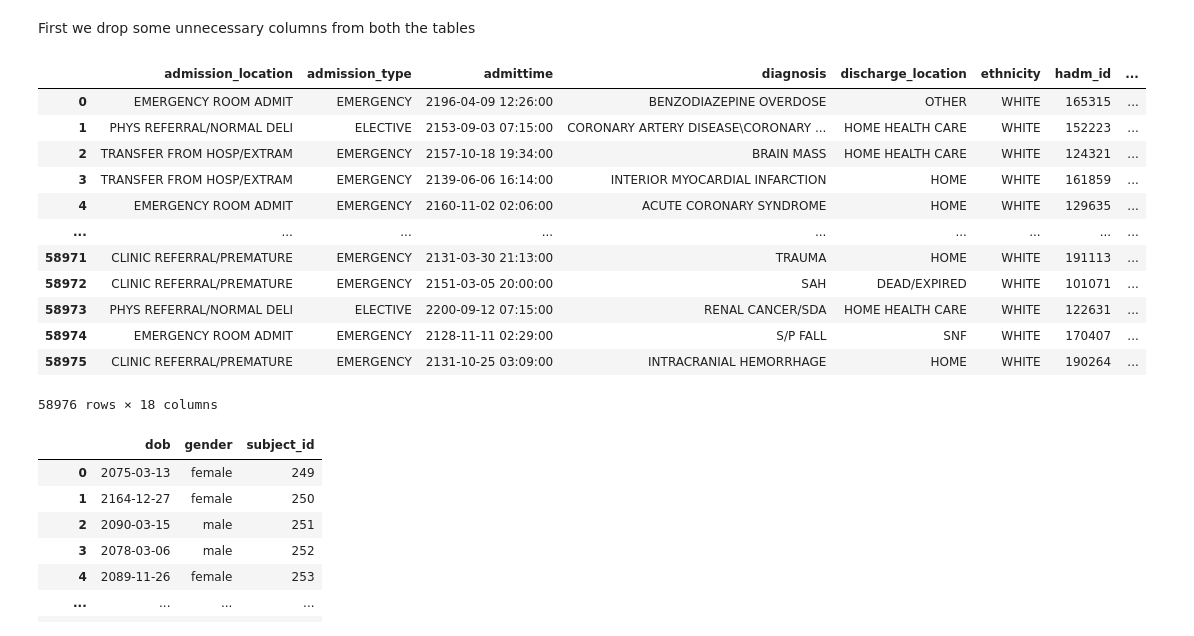
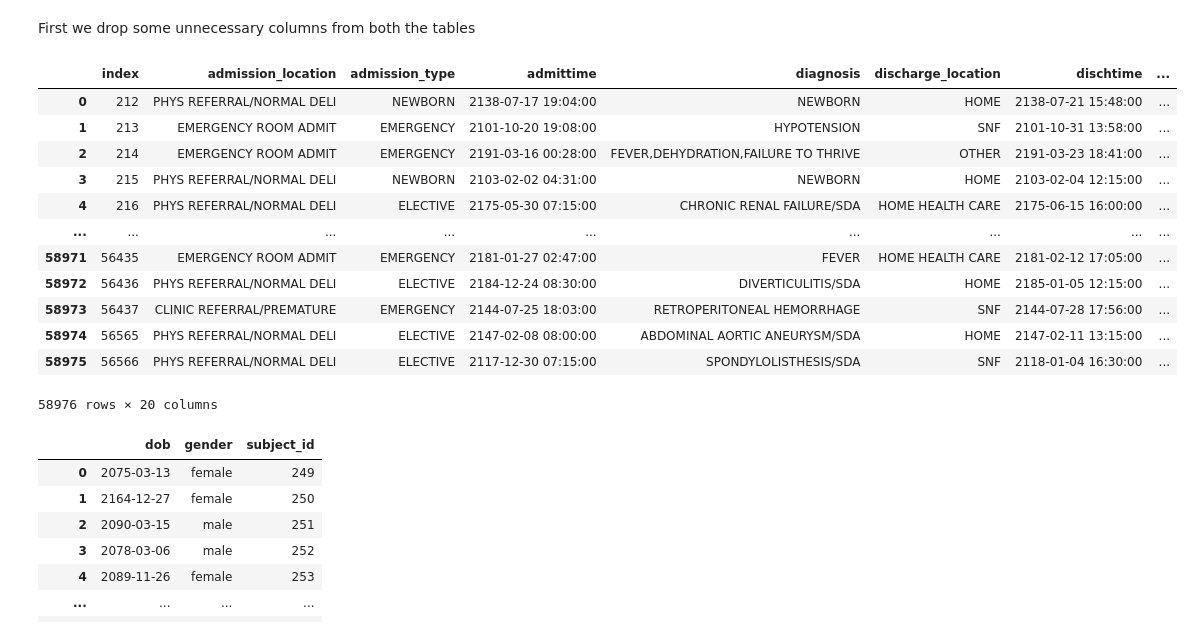
Before and after one commit to Gagan-K-Shetty/Da_project, a Jupyter notebook: Hospital_readmission.ipynb, the cells around one changed output. Cells and saved outputs as stored; diff of their text form; code cells hidden in the pictures.

```diff
--- a/Hospital_readmission.ipynb
+++ b/Hospital_readmission.ipynb
@@ -238,0 +259,4 @@ Name: marital_status, dtype: int64
+# %%
+admissions.marital_status = admissions.marital_status.str.replace('UNKNOWN \(DEFAULT\)', "UNKNOWN")
+admissions.marital_status = admissions.marital_status.fillna("UNKNOWN")
+admissions.marital_status.value_counts(dropna=False)
@@ -322,6 +355,7 @@ As we can see, the ethnicity of the patientis vary a lot and there are many ethn
 admissions.loc[admissions.ethnicity.str.contains("ASIAN"),"ethnicity"] = 'ASIAN'
 admissions.loc[admissions.ethnicity.str.contains("HISPANIC"),"ethnicity"] = 'HISPANIC'
 admissions.loc[admissions.ethnicity.str.contains("WHITE"),"ethnicity"] = 'WHITE'
+admissions.loc[admissions.ethnicity.str.contains("BLACK"),"ethnicity"] = 'BLACK'
 values_less_than_thousand = admissions.ethnicity.value_counts()[admissions.ethnicity.value_counts()<1000]
 admissions.ethnicity = admissions.ethnicity.str.replace("|".join(values_less_than_thousand.index),"OTHER")
 admissions.loc[admissions.ethnicity.str.contains("OTHER"),"ethnicity"] = 'OTHER'
@@ -763,8 +798,10 @@ procedures
 ### Target variable calculation
 # %% [markdown]
 First, let's go ahead and calculate the variable of interest, i.e, readmission or not. For this purpose, we perform the following steps:-
+# %%
+admissions = admissions.sort_values(by = ['subject_id','dischtime']).reset_index()
 # %%
-admissions['readmit'] = admissions.groupby('subject_id').cumcount()
+admissions['readmit'] = admissions.sort_values(by = ['dischtime']).groupby('subject_id').cumcount()
 admissions[['subject_id','readmit']]
 # %% [output]
 |  | subject_id | readmit |
@@ -949,22 +986,22 @@ To calculate the age of the patients at the time of admissions, we subtract the
 # %% [markdown]
 First we drop some unnecessary columns from both the tables
 # %%
-admissions = admissions.drop(columns = ["has_chartevents_data","hospital_expire_flag","row_id","edouttime","edregtime","deathtime","dischtime"])
+admissions = admissions.drop(columns = ["has_chartevents_data","hospital_expire_flag","row_id","edouttime","edregtime","deathtime"])
 admissions
 # %% [output]
-|  | admission_location | admission_type | admittime | diagnosis | discharge_location | ethnicity | hadm_id | ... |
-| 0 | EMERGENCY ROOM ADMIT | EMERGENCY | 2196-04-09 12:26:00 | BENZODIAZEPINE OVERDOSE | OTHER | WHITE | 165315 | ... |
-| 1 | PHYS REFERRAL/NORMAL DELI | ELECTIVE | 2153-09-03 07:15:00 | CORONARY ARTERY DISEASE\CORONARY ... | HOME HEALTH CARE | WHITE | 152223 | ... |
-| 2 | TRANSFER FROM HOSP/EXTRAM | EMERGENCY | 2157-10-18 19:34:00 | BRAIN MASS | HOME HEALTH CARE | WHITE | 124321 | ... |
-| 3 | TRANSFER FROM HOSP/EXTRAM | EMERGENCY | 2139-06-06 16:14:00 | INTERIOR MYOCARDIAL INFARCTION | HOME | WHITE | 161859 | ... |
-| 4 | EMERGENCY ROOM ADMIT | EMERGENCY | 2160-11-02 02:06:00 | ACUTE CORONARY SYNDROME | HOME | WHITE | 129635 | ... |
+|  | index | admission_location | admission_type | admittime | diagnosis | discharge_location | dischtime | ... |
+| 0 | 212 | PHYS REFERRAL/NORMAL DELI | NEWBORN | 2138-07-17 19:04:00 | NEWBORN | HOME | 2138-07-21 15:48:00 | ... |
+| 1 | 213 | EMERGENCY ROOM ADMIT | EMERGENCY | 2101-10-20 19:08:00 | HYPOTENSION | SNF | 2101-10-31 13:58:00 | ... |
+| 2 | 214 | EMERGENCY ROOM ADMIT | EMERGENCY | 2191-03-16 00:28:00 | FEVER,DEHYDRATION,FAILURE TO THRIVE | OTHER | 2191-03-23 18:41:00 | ... |
+| 3 | 215 | PHYS REFERRAL/NORMAL DELI | NEWBORN | 2103-02-02 04:31:00 | NEWBORN | HOME | 2103-02-04 12:15:00 | ... |
+| 4 | 216 | PHYS REFERRAL/NORMAL DELI | ELECTIVE | 2175-05-30 07:15:00 | CHRONIC RENAL FAILURE/SDA | HOME HEALTH CARE | 2175-06-15 16:00:00 | ... |
 | ... | ... | ... | ... | ... | ... | ... | ... | ... |
-| 58971 | CLINIC REFERRAL/PREMATURE | EMERGENCY | 2131-03-30 21:13:00 | TRAUMA | HOME | WHITE | 191113 | ... |
-| 58972 | CLINIC REFERRAL/PREMATURE | EMERGENCY | 2151-03-05 20:00:00 | SAH | DEAD/EXPIRED | WHITE | 101071 | ... |
-| 58973 | PHYS REFERRAL/NORMAL DELI | ELECTIVE | 2200-09-12 07:15:00 | RENAL CANCER/SDA | HOME HEALTH CARE | WHITE | 122631 | ... |
-| 58974 | EMERGENCY ROOM ADMIT | EMERGENCY | 2128-11-11 02:29:00 | S/P FALL | SNF | WHITE | 170407 | ... |
-| 58975 | CLINIC REFERRAL/PREMATURE | EMERGENCY | 2131-10-25 03:09:00 | INTRACRANIAL HEMORRHAGE | HOME | WHITE | 190264 | ... |
+| 58971 | 56435 | EMERGENCY ROOM ADMIT | EMERGENCY | 2181-01-27 02:47:00 | FEVER | HOME HEALTH CARE | 2181-02-12 17:05:00 | ... |
+| 58972 | 56436 | PHYS REFERRAL/NORMAL DELI | ELECTIVE | 2184-12-24 08:30:00 | DIVERTICULITIS/SDA | HOME | 2185-01-05 12:15:00 | ... |
+| 58973 | 56437 | CLINIC REFERRAL/PREMATURE | EMERGENCY | 2144-07-25 18:03:00 | RETROPERITONEAL HEMORRHAGE | SNF | 2144-07-28 17:56:00 | ... |
+| 58974 | 56565 | PHYS REFERRAL/NORMAL DELI | ELECTIVE | 2147-02-08 08:00:00 | ABDOMINAL AORTIC ANEURYSM/SDA | HOME | 2147-02-11 13:15:00 | ... |
+| 58975 | 56566 | PHYS REFERRAL/NORMAL DELI | ELECTIVE | 2117-12-30 07:15:00 | SPONDYLOLISTHESIS/SDA | SNF | 2118-01-04 16:30:00 | ... |
-58976 rows × 18 columns
+58976 rows × 20 columns
 # %%
 patients
 patients = patients.drop(columns = ["dod","dod_hosp","dod_ssn","expire_flag","row_id"])
```
Also changed, not shown: parts of 224 cells of this notebook.
